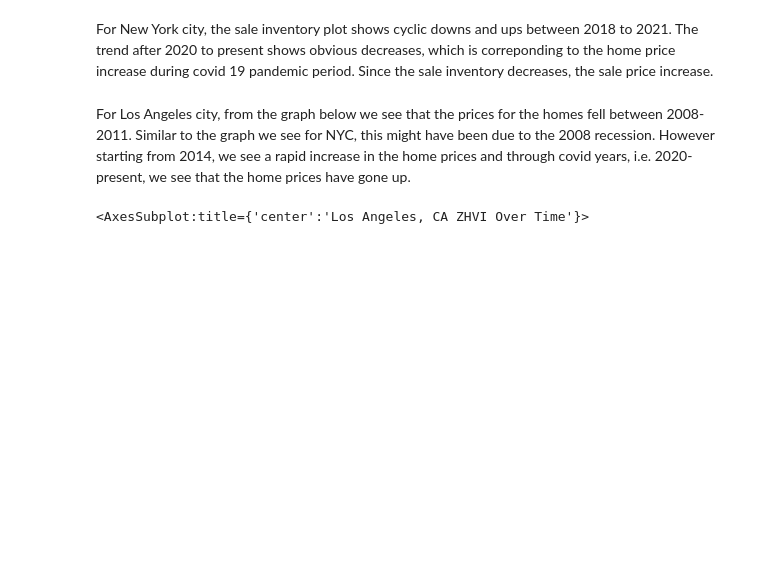
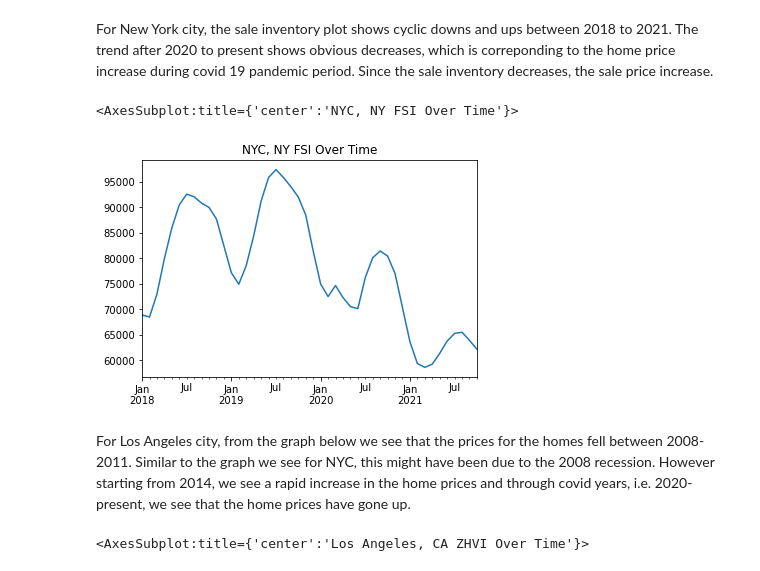
Before and after one commit to daniel3521/STA-141B-Final-Project, a Jupyter notebook: notebook/STA141B-Final-Project.ipynb, the cells around one changed output. Saved outputs shown, nothing was run; the diff lists cells and outputs as text; code cells hidden in the pictures; blank space fills up the shorter version.

```diff
--- a/notebook/STA141B-Final-Project.ipynb
+++ b/notebook/STA141B-Final-Project.ipynb
@@ -202,5 +202,13 @@ nyc_zhvi_df.T.plot(legend = False, title = 'NYC, NY ZHVI Over Time')
 # %% [markdown]
 For New York city, the sale inventory plot shows cyclic downs and ups between 2018 to 2021. The trend after 2020 to present shows obvious decreases, which is correponding to the home price increase during covid 19 pandemic period. Since the sale inventory decreases, the sale price increase.
+# %%
+fsi_df = fsi()
+nyc_fsi_df = fsi_df.iloc[:,5:][fsi_df.RegionID == 394913]
+nyc_fsi_df.columns = pd.to_datetime(nyc_fsi_df.columns)
+nyc_fsi_df.T.plot(legend = False, title = 'NYC, NY FSI Over Time')
+# %% [output]
+<AxesSubplot:title={'center':'NYC, NY FSI Over Time'}>
+[figure, added]
 # %% [markdown]
 For Los Angeles city, from the graph below we see that the prices for the homes fell between 2008-2011. Similar to the graph we see for NYC, this might have been due to the 2008 recession. However starting from 2014, we see a rapid increase in the home prices and through covid years, i.e. 2020-present, we see that the home prices have gone up.
 # %%
```
Also changed, not shown: parts of 11 cells of this notebook.
